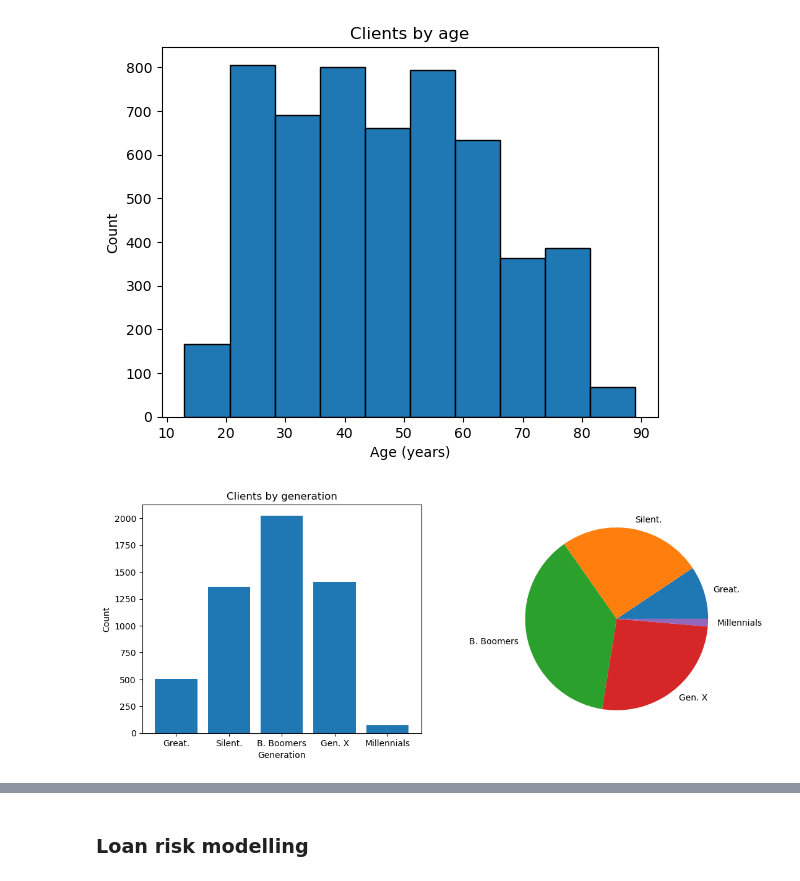
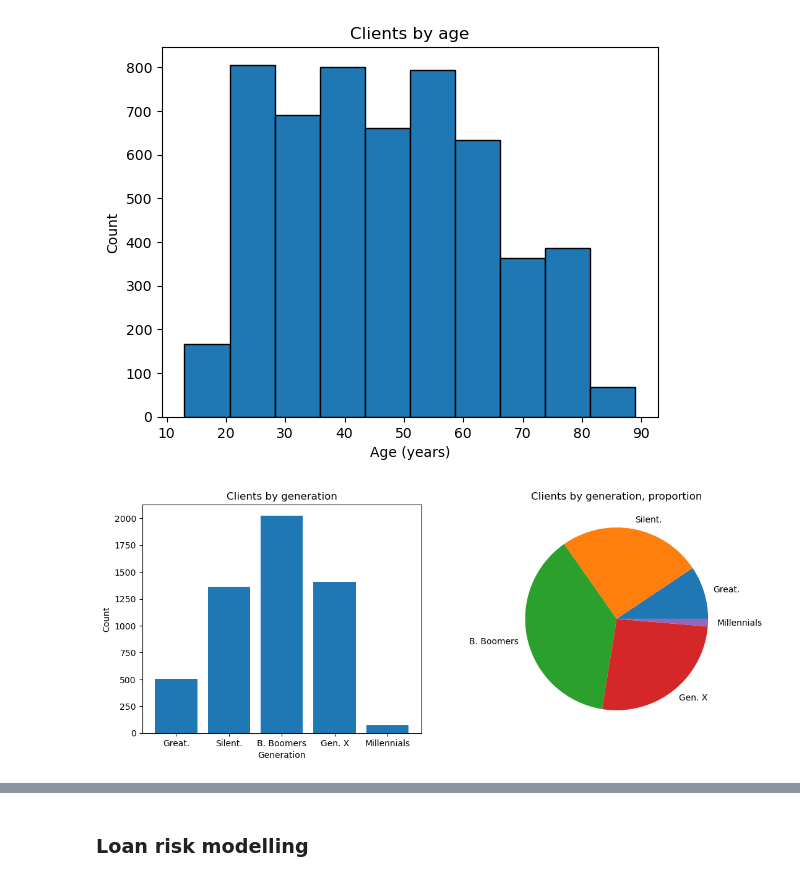
Before and after one commit to irismessage/data-essay, a Jupyter notebook: DATA Assessment 2023-24.ipynb, the cells around one changed output, grey strips where cells are left out. Saved outputs shown, nothing was run; the diff lists cells and outputs as text; code cells hidden in the pictures.

```diff
--- a/DATA Assessment 2023-24.ipynb
+++ b/DATA Assessment 2023-24.ipynb
@@ -460,33 +460,34 @@ generations = {
     1946: "B. Boomers",
     1967: "Gen. X",
     1981: "Millennials",
     1997: "Gen. Z"
 }
 
 def get_generation(birth_year: int) -> str:
     year_after = max(y for y in generations.keys() if birth_year >= y)
     gen = generations[year_after]
     return gen
 
 dfc["generation"] = dfc["birthDate"].dt.year.apply(get_generation)
 bins = dfc.groupby("generation")["clientID"].count()
 # order columns
 labels = list(generations.values())
 labels.pop()  # no gen.z in here
 bins = bins[labels]
 
 fig, (ax1, ax2) = plt.subplots(1, 2)
 fig.set_figwidth(fig.get_figwidth() * 2)
 
 ax1.bar(bins.index, bins)
 ax1.set_title("Clients by generation")
 ax1.set_xlabel("Generation")
 ax1.set_ylabel("Count")
 
 ax2.pie(bins, labels=bins.index)
+ax2.set_title("Clients by generation, proportion")
 
 plt.show()
 # %% [output]
-[figure, old version]
+[figure, new version]
 # %%
 con = sqlite3.connect(sqlf)
```
Also changed, not shown: parts of 6 cells of this notebook.
